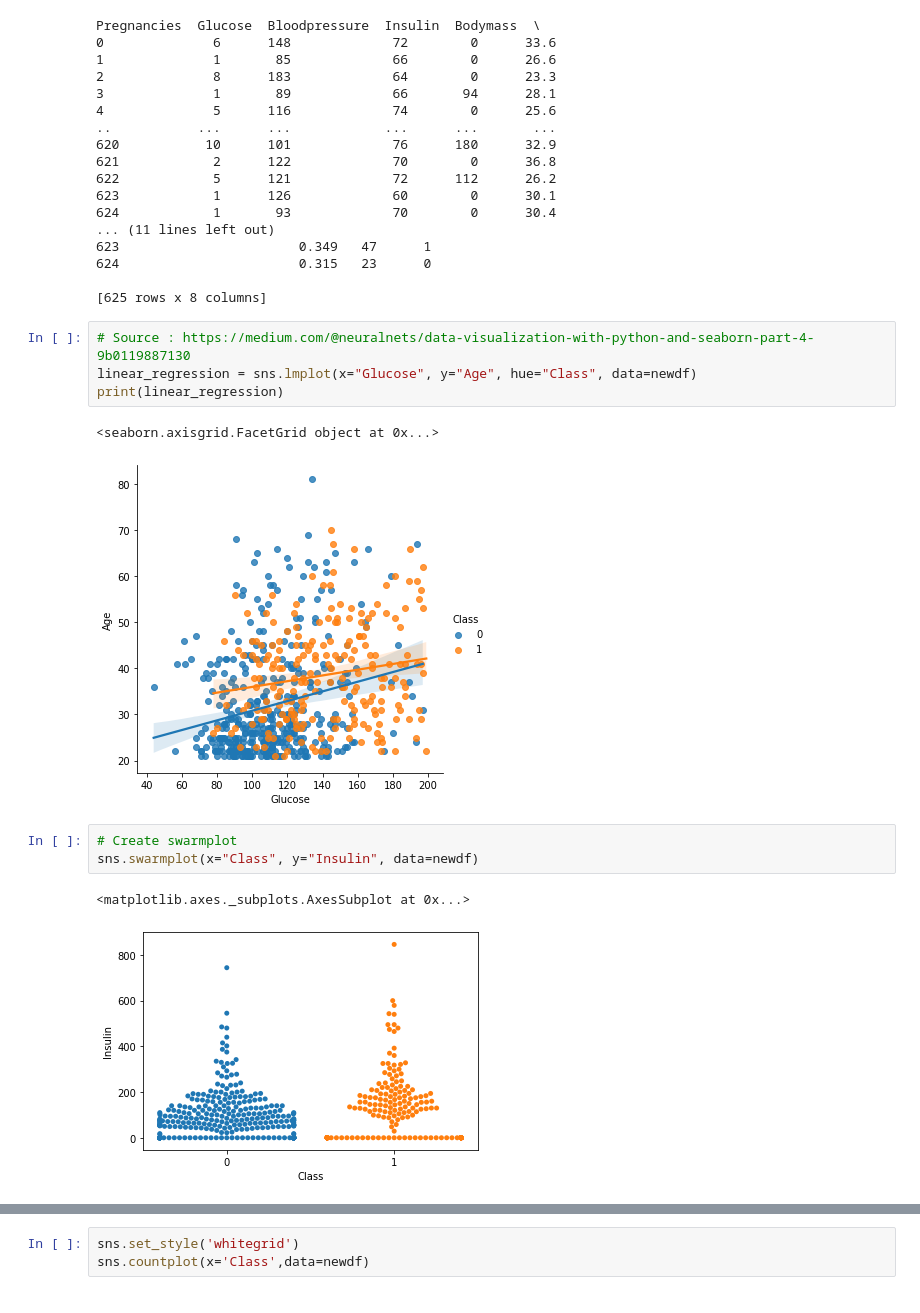
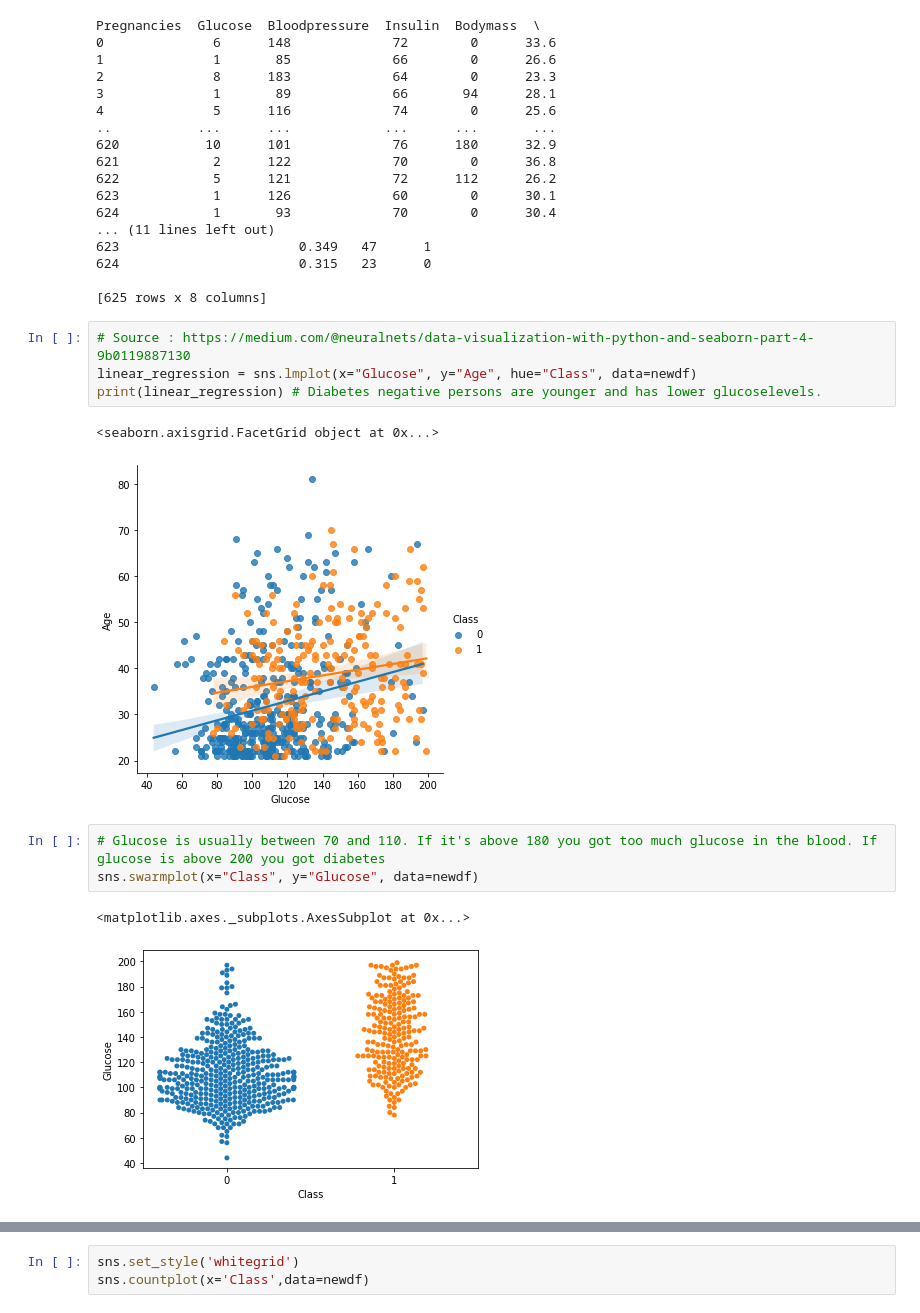
Before and after one commit to HenrikAgger/PythonProject, a Jupyter notebook: diabetes_analysis.ipynb, the cells around one changed output, grey strips where cells are left out. Drawn from its saved outputs; the diff is of its cells as text.

```diff
--- a/diabetes_analysis.ipynb
+++ b/diabetes_analysis.ipynb
@@ -107,13 +106,13 @@ Pregnancies  Glucose  Bloodpressure  Insulin  Bodymass  \
 # %%
 # Source : https://medium.com/@neuralnets/data-visualization-with-python-and-seaborn-part-4-9b0119887130
 linear_regression = sns.lmplot(x="Glucose", y="Age", hue="Class", data=newdf)
-print(linear_regression)
+print(linear_regression) # Diabetes negative persons are younger and has lower glucoselevels.
 # %% [output]
 <seaborn.axisgrid.FacetGrid object at 0x...>
 [figure]
-# %%
-# Create swarmplot
-sns.swarmplot(x="Class", y="Insulin", data=newdf)
-# %% [output]
-<matplotlib.axes._subplots.AxesSubplot at 0x...>
-[figure, removed]
+# %%
+# Glucose is usually between 70 and 110. If it's above 180 you got too much glucose in the blood. If glucose is above 200 you got diabetes
+sns.swarmplot(x="Class", y="Glucose", data=newdf)
+# %% [output]
+<matplotlib.axes._subplots.AxesSubplot at 0x...>
+[figure, added]
```
Also changed, not shown: parts of 2 cells of this notebook, 1 other file.
